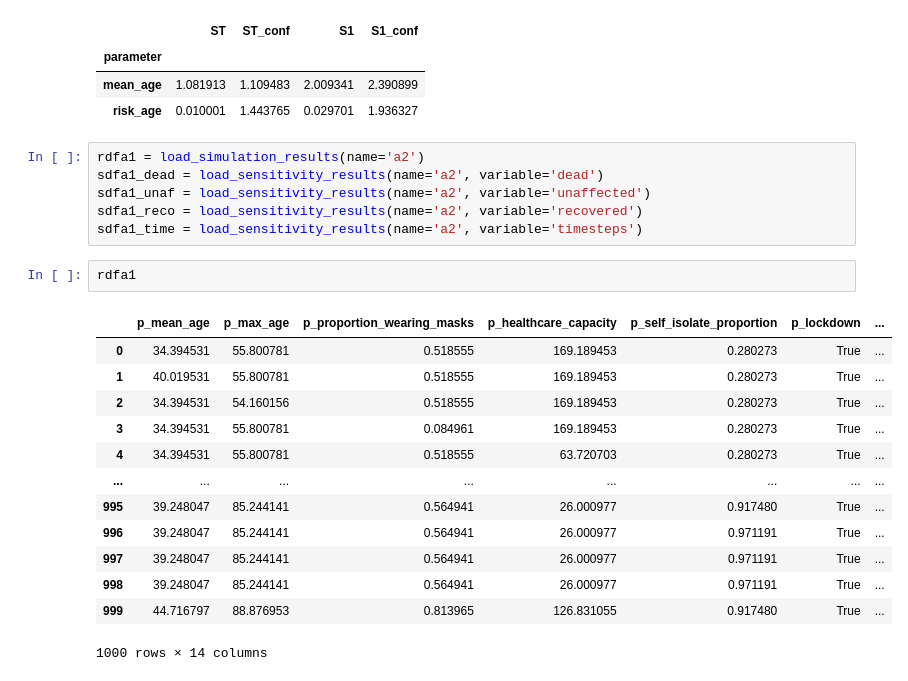
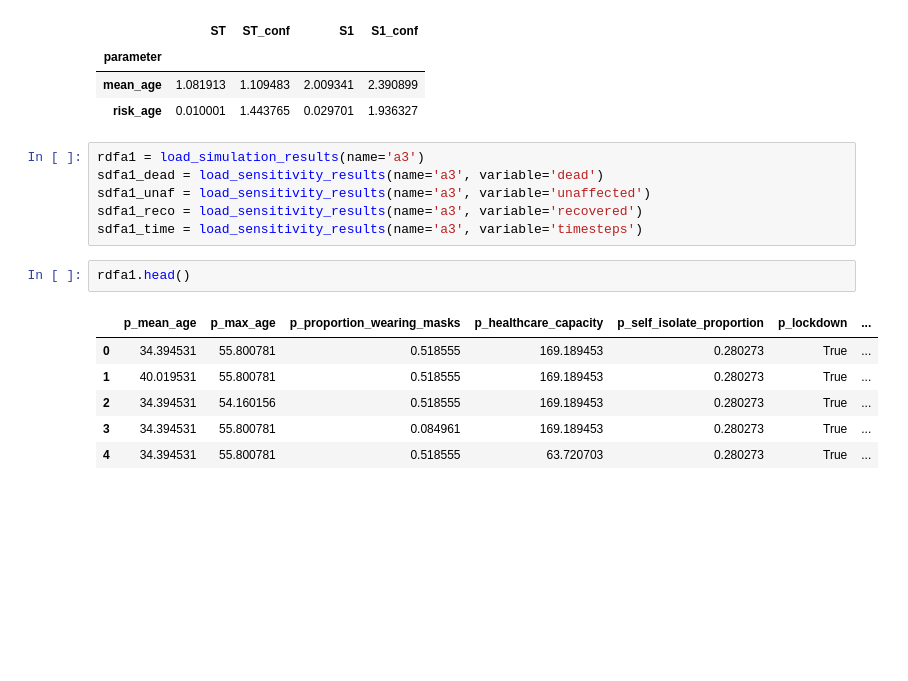
Before and after one commit to kaskadz/python_corona_simulation, a Jupyter notebook: SensitivityAnalysis.ipynb, the cells around one changed output. Saved outputs shown, nothing was run; the diff lists cells and outputs as text; blank space fills up the shorter version.

```diff
--- a/SensitivityAnalysis.ipynb
+++ b/SensitivityAnalysis.ipynb
@@ -36,27 +36,20 @@ sdf1
 | mean_age | 1.081913 | 1.109483 | 2.009341 | 2.390899 |
 | risk_age | 0.010001 | 1.443765 | 0.029701 | 1.936327 |
 # %%
-rdfa1 = load_simulation_results(name='a2')
-sdfa1_dead = load_sensitivity_results(name='a2', variable='dead')
-sdfa1_unaf = load_sensitivity_results(name='a2', variable='unaffected')
-sdfa1_reco = load_sensitivity_results(name='a2', variable='recovered')
-sdfa1_time = load_sensitivity_results(name='a2', variable='timesteps')
+rdfa1 = load_simulation_results(name='a3')
+sdfa1_dead = load_sensitivity_results(name='a3', variable='dead')
+sdfa1_unaf = load_sensitivity_results(name='a3', variable='unaffected')
+sdfa1_reco = load_sensitivity_results(name='a3', variable='recovered')
+sdfa1_time = load_sensitivity_results(name='a3', variable='timesteps')
 # %%
-rdfa1
+rdfa1.head()
 # %% [output]
 |  | p_mean_age | p_max_age | p_proportion_wearing_masks | p_healthcare_capacity | p_self_isolate_proportion | p_lockdown | ... |
 | 0 | 34.394531 | 55.800781 | 0.518555 | 169.189453 | 0.280273 | True | ... |
 | 1 | 40.019531 | 55.800781 | 0.518555 | 169.189453 | 0.280273 | True | ... |
 | 2 | 34.394531 | 54.160156 | 0.518555 | 169.189453 | 0.280273 | True | ... |
 | 3 | 34.394531 | 55.800781 | 0.084961 | 169.189453 | 0.280273 | True | ... |
 | 4 | 34.394531 | 55.800781 | 0.518555 | 63.720703 | 0.280273 | True | ... |
-| ... | ... | ... | ... | ... | ... | ... | ... |
-| 995 | 39.248047 | 85.244141 | 0.564941 | 26.000977 | 0.917480 | True | ... |
-| 996 | 39.248047 | 85.244141 | 0.564941 | 26.000977 | 0.971191 | True | ... |
-| 997 | 39.248047 | 85.244141 | 0.564941 | 26.000977 | 0.971191 | True | ... |
-| 998 | 39.248047 | 85.244141 | 0.564941 | 26.000977 | 0.971191 | True | ... |
-| 999 | 44.716797 | 88.876953 | 0.813965 | 126.831055 | 0.917480 | True | ... |
-1000 rows × 14 columns
 # %%
 barplot(sdfa1_dead)
 # %% [output]
```
Also changed, not shown: parts of 5 cells of this notebook, 1 other file.
